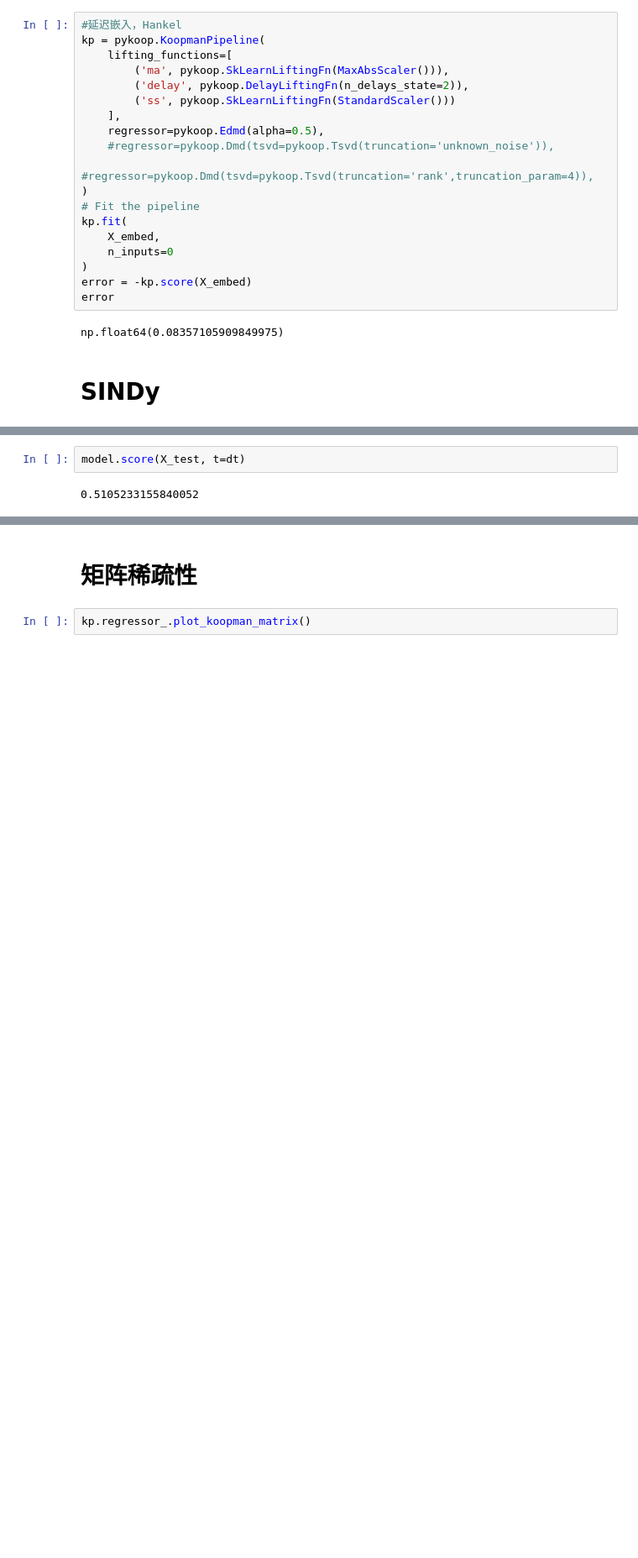
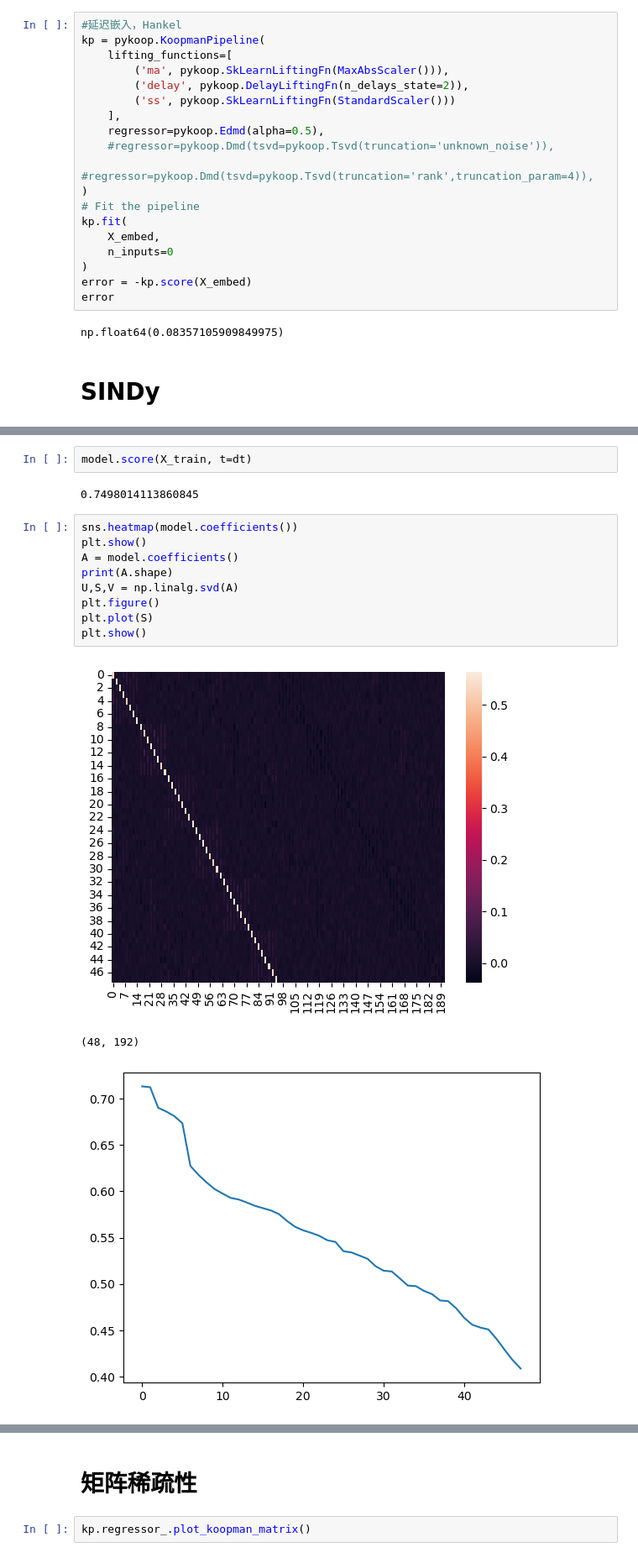
Before and after one commit to Matthew-ymz/koopCE, a Jupyter notebook: notebooks/examp_kuramoto.ipynb, the cells around one changed output, grey strips where cells are left out. Shown at 84% size. Drawn from its saved outputs; the diff is of its cells as text; blank space fills up the shorter version.

```diff
--- a/notebooks/examp_kuramoto.ipynb
+++ b/notebooks/examp_kuramoto.ipynb
@@ -173,4 +173,17 @@ fig.show()
 # %%
-model.score(X_test, t=dt)
+model.score(X_train, t=dt)
 # %% [output]
-0.5105233155840052
+0.7498014113860845
+# %%
+sns.heatmap(model.coefficients())
+plt.show()
+A = model.coefficients()
+print(A.shape)
+U,S,V = np.linalg.svd(A)
+plt.figure()
+plt.plot(S)
+plt.show()
+# %% [output]
+[figure, added]
+(48, 192)
+[figure, added]
```
Also changed, not shown: parts of 3 cells of this notebook, 4 other files.
